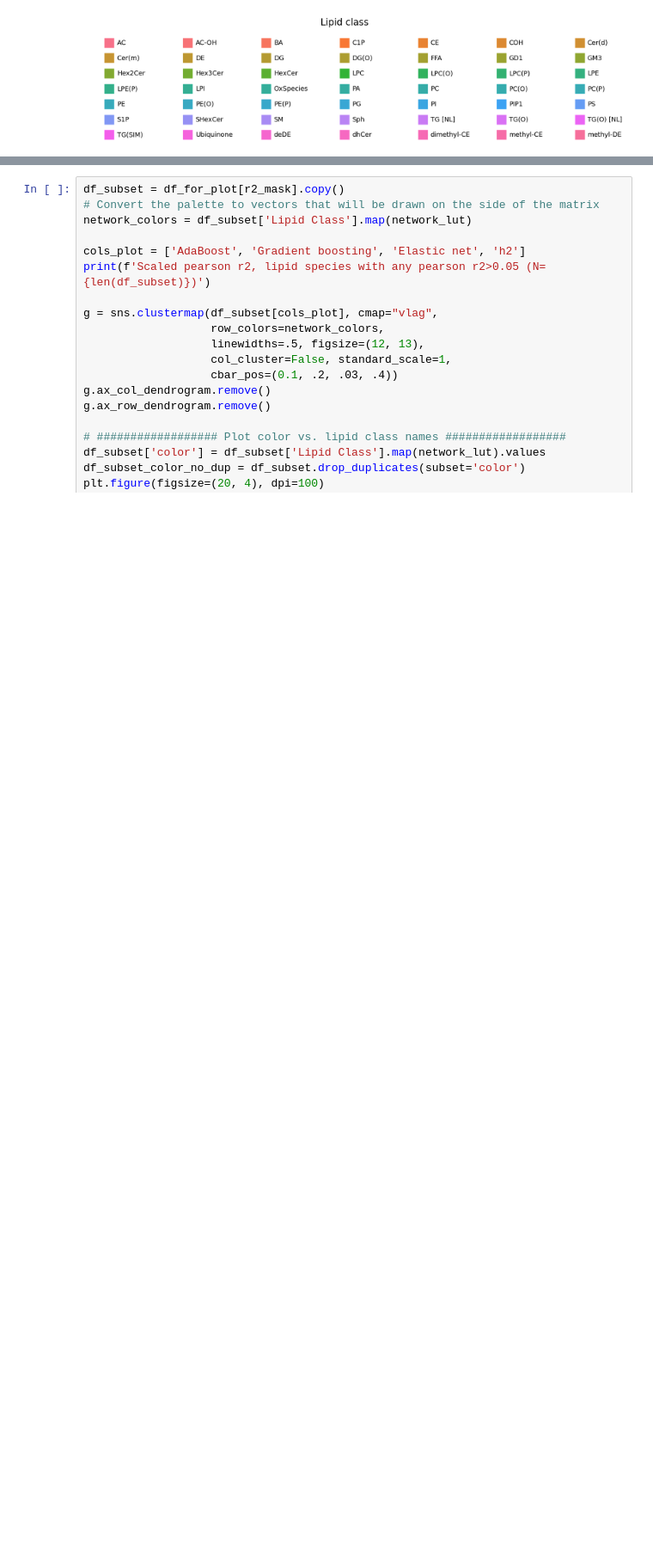
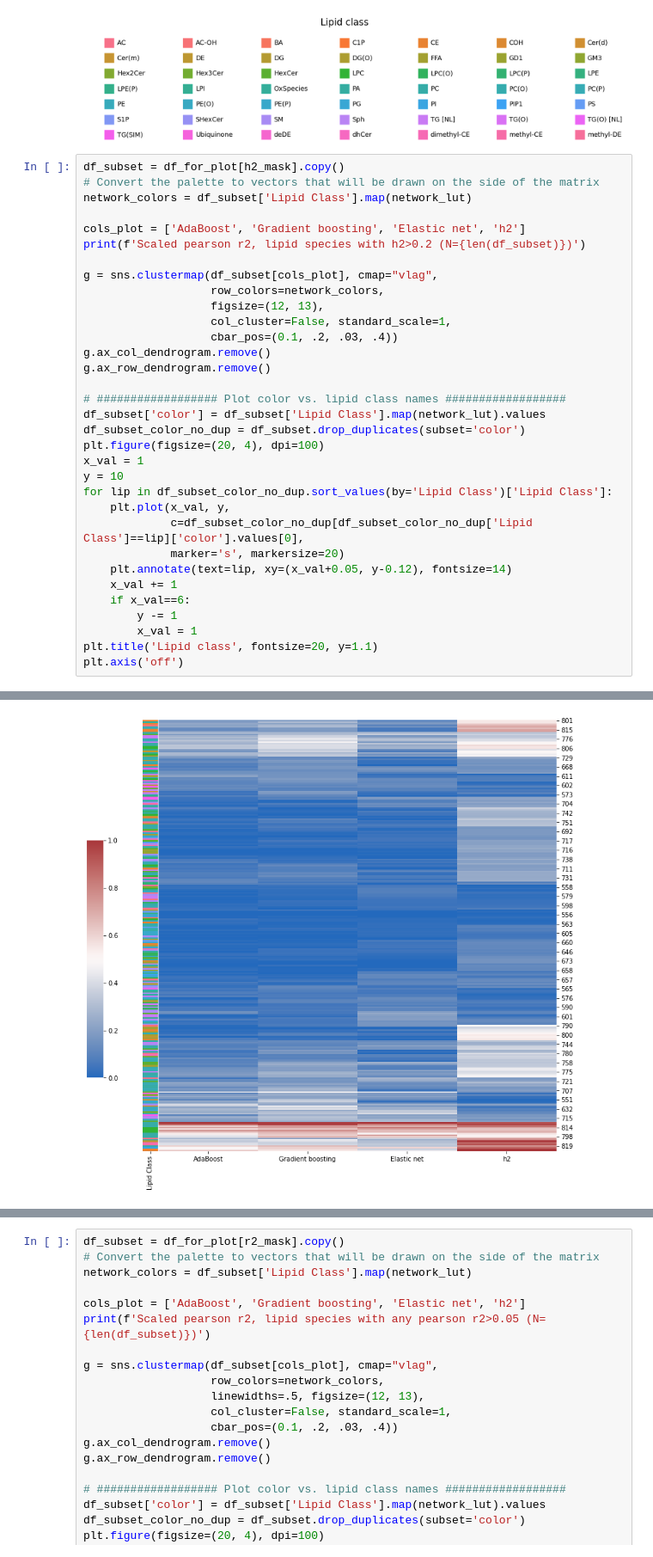
Before and after one commit to belowlab/-CCHC_lipidomics, a Jupyter notebook: 20231211_rerun/code/ML_10_comapre_models.ipynb, the cells around one changed output, grey strips where cells are left out. Shown at 86% size. Drawn from its saved outputs; the diff is of its cells as text; blank space fills up the shorter version.

```diff
--- a/20231211_rerun/code/ML_10_comapre_models.ipynb
+++ b/20231211_rerun/code/ML_10_comapre_models.ipynb
@@ -416,3 +539,37 @@ Scaled pearson r2, all lipid species (N=830)
 (0.7, 7.3, 3.7, 10.3)
 [figure]
 [figure]
+# %%
+df_subset = df_for_plot[h2_mask].copy()
+# Convert the palette to vectors that will be drawn on the side of the matrix
+network_colors = df_subset['Lipid Class'].map(network_lut)
+
+cols_plot = ['AdaBoost', 'Gradient boosting', 'Elastic net', 'h2']
+print(f'Scaled pearson r2, lipid species with h2>0.2 (N={len(df_subset)})')
+
+g = sns.clustermap(df_subset[cols_plot], cmap="vlag",
+                   row_colors=network_colors,
+                   figsize=(12, 13),
+                   col_cluster=False, standard_scale=1,
+                   cbar_pos=(0.1, .2, .03, .4))
+g.ax_col_dendrogram.remove()
+g.ax_row_dendrogram.remove()
+
+# ################## Plot color vs. lipid class names ##################
+df_subset['color'] = df_subset['Lipid Class'].map(network_lut).values
+df_subset_color_no_dup = df_subset.drop_duplicates(subset='color')
+plt.figure(figsize=(20, 4), dpi=100)
+x_val = 1
+y = 10
+for lip in df_subset_color_no_dup.sort_values(by='Lipid Class')['Lipid Class']:
+    plt.plot(x_val, y,
+             c=df_subset_color_no_dup[df_subset_color_no_dup['Lipid Class']==lip]['color'].values[0],
+             marker='s', markersize=20)
+    plt.annotate(text=lip, xy=(x_val+0.05, y-0.12), fontsize=14)
+    x_val += 1
+    if x_val==6:
+        y -= 1
+        x_val = 1
+plt.title('Lipid class', fontsize=20, y=1.1)
+plt.axis('off')
+# %% [output]
@@ -418,0 +578 @@ Scaled pearson r2, all lipid species (N=830)
+[figure, added]
```
Also changed, not shown: parts of 32 cells of this notebook, 26 other files.
